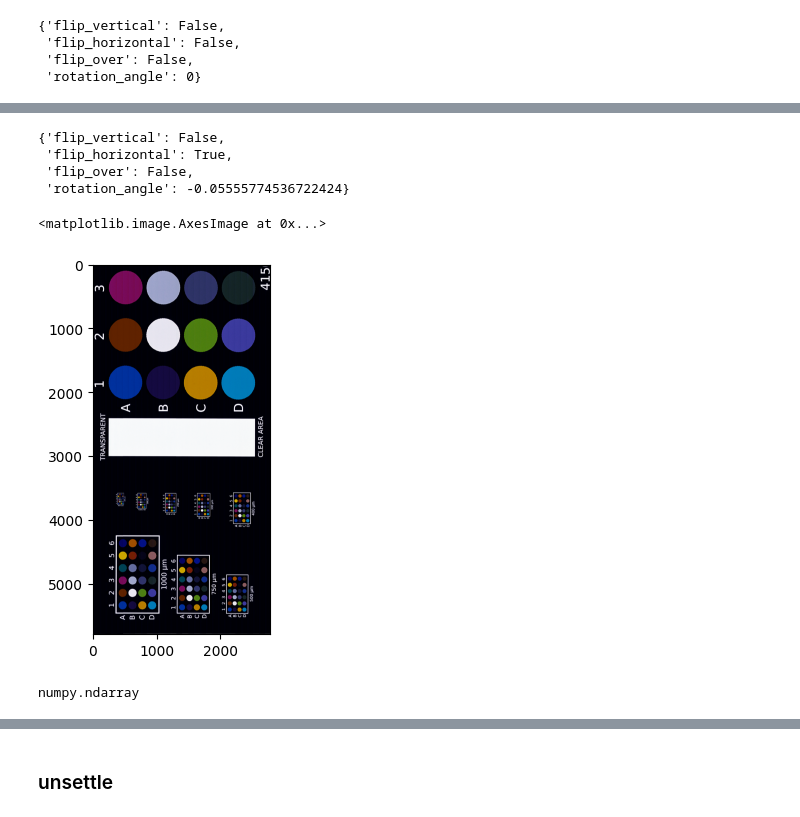
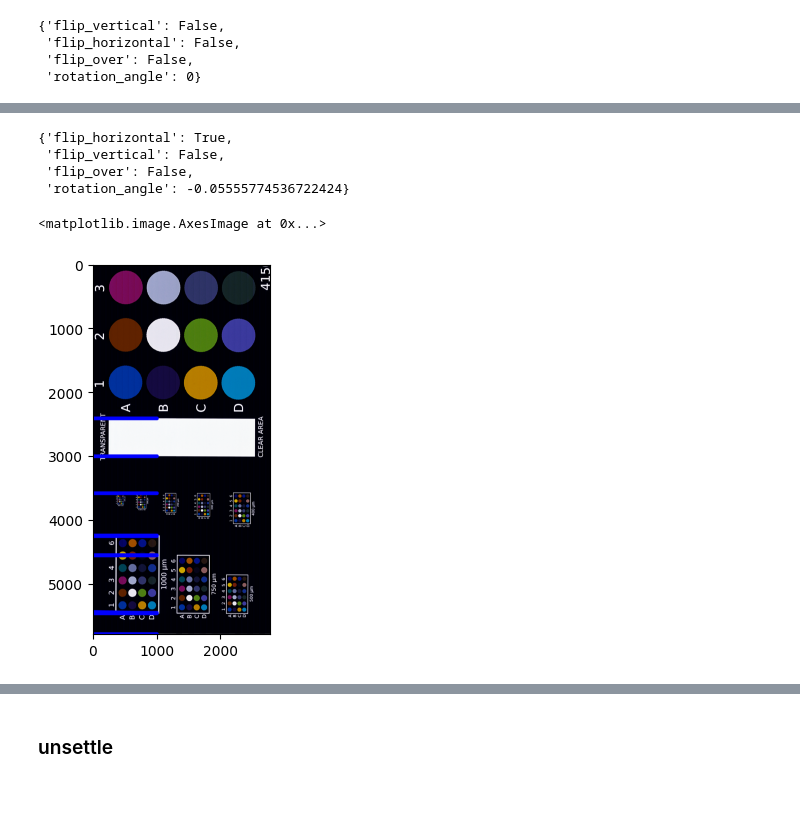
Before and after one commit to slendersold/colour_project, a Jupyter notebook: parser5.ipynb, the cells around one changed output, grey strips where cells are left out. Saved outputs shown, nothing was run; the diff lists cells and outputs as text; code cells hidden in the pictures.

Commit message:
1) palette dir with notebook for palette processing and 2) skripts in colour_lib dir for this notebook

```diff
--- a/parser5.ipynb
+++ b/parser5.ipynb
@@ -485,5 +480,5 @@ tiff_storage = tifffile.imread('/uftp/yd_mount/color/Huron202402/Calib_R1_22_22_
 # %%
-tiff_storage = tifffile.imread('/Users/lune/Education/Color/Palettes/IHCjul23_020723.ome.tiff', aszarr=True)
+tiff_storage = tifffile.imread('/uftp/src/palettes/IHCjul23_020723_2.ome.tiff', aszarr=True)
 zarr_storage = zarr.open(tiff_storage, mode='r')
 
 zarr_light = zarr_storage[len(zarr_storage)-2]
@@ -513,0 +499,9 @@ plt.imshow(img)
+# %%
+from colour_lib.palette_parser.DetectRectangles import RectangleDetector
+rect_detector = RectangleDetector()
+
+image = odl
+image_processed = rect_detector.processing(image=image)
+rect_coordinates, rect_image_to_show = rect_detector.detect_coordinates(image_to_find=image_processed, show_image=True, image_to_show=odl)
+print(rect_coordinates)
+plt.imshow(rect_image_to_show)
@@ -514,16 +512,18 @@ plt.imshow(img)
+# %%
+from colour_lib.palette_parser.Settle import Settle
+settle = Settle()
+flipped_image = settle.flip(image_to_flip=odl, position_pattern=rect_coordinates)
+rotated_image, rot_image_to_show = settle.rotate(image_to_rotate=flipped_image, show_image=True, image_to_show=flipped_image)
+settled_image = rotated_image
 # %%
-odl.position
+settle.position
 # %% [output]
-{'flip_vertical': False,
- 'flip_horizontal': True,
+{'flip_horizontal': True,
+ 'flip_vertical': False,
  'flip_over': False,
  'rotation_angle': -0.05555774536722424}
 # %%
-plt.imshow(odl.settle_image)
+plt.imshow(rot_image_to_show)
 # %% [output]
 <matplotlib.image.AxesImage at 0x...>
-[figure, old version]
+[figure, new version]
-# %%
-type(odl.image)
-# %% [output]
-numpy.ndarray
```
Also changed, not shown: parts of 23 cells of this notebook, 7 other files.
